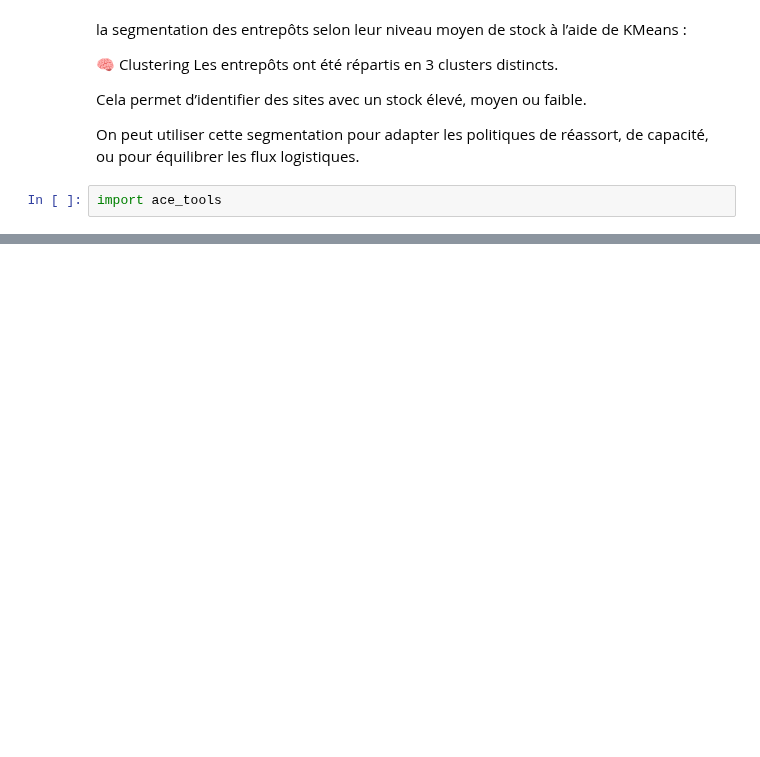
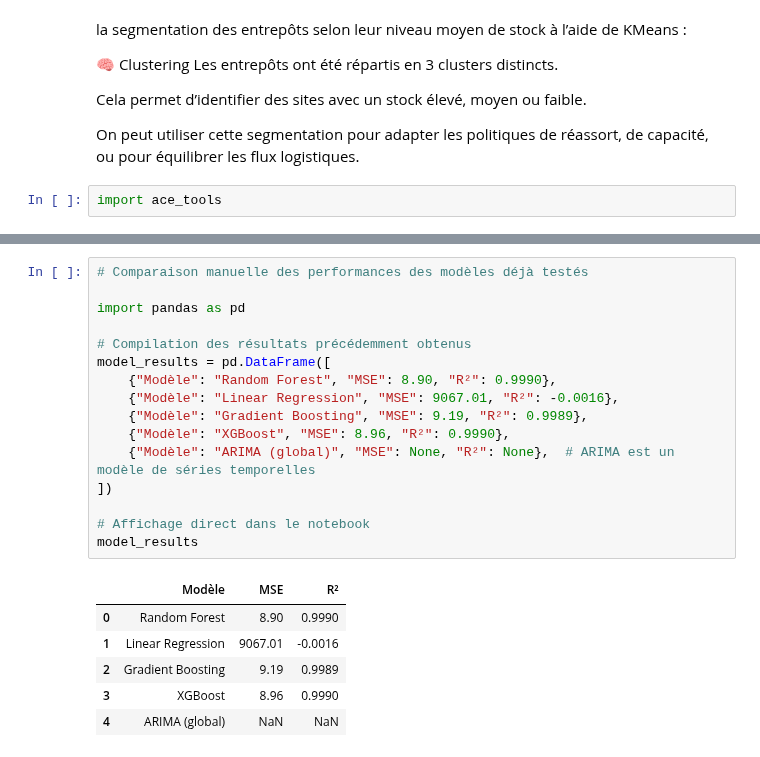
Before and after one commit to Fanaingamampiandra/Projet_Supply_chain, a Jupyter notebook: code/ML_fournisseur_entreprise_Ismaila.ipynb, the cells around one changed output, grey strips where cells are left out. Cells and saved outputs as stored; diff of their text form; blank space fills up the shorter version.

```diff
--- a/code/ML_fournisseur_entreprise_Ismaila.ipynb
+++ b/code/ML_fournisseur_entreprise_Ismaila.ipynb
@@ -547,0 +697,23 @@ accuracy_lgb, top3_accuracy_lgb
+# %%
+# Comparaison manuelle des performances des modèles déjà testés
+
+import pandas as pd
+
+# Compilation des résultats précédemment obtenus
+model_results = pd.DataFrame([
+    {"Modèle": "Random Forest", "MSE": 8.90, "R²": 0.9990},
+    {"Modèle": "Linear Regression", "MSE": 9067.01, "R²": -0.0016},
+    {"Modèle": "Gradient Boosting", "MSE": 9.19, "R²": 0.9989},
+    {"Modèle": "XGBoost", "MSE": 8.96, "R²": 0.9990},
+    {"Modèle": "ARIMA (global)", "MSE": None, "R²": None},  # ARIMA est un modèle de séries temporelles
+])
+
+# Affichage direct dans le notebook
+model_results
+# %% [output]
+|  | Modèle | MSE | R² |
+| 0 | Random Forest | 8.90 | 0.9990 |
+| 1 | Linear Regression | 9067.01 | -0.0016 |
+| 2 | Gradient Boosting | 9.19 | 0.9989 |
+| 3 | XGBoost | 8.96 | 0.9990 |
+| 4 | ARIMA (global) | NaN | NaN |
```
Also changed, not shown: parts of 30 cells of this notebook.
